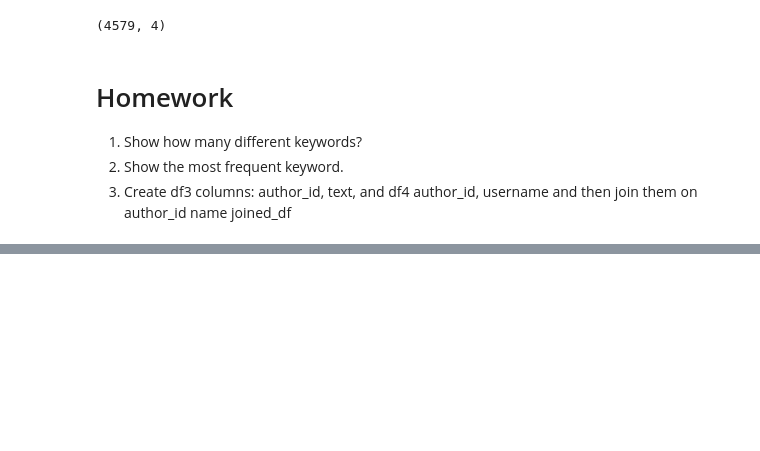
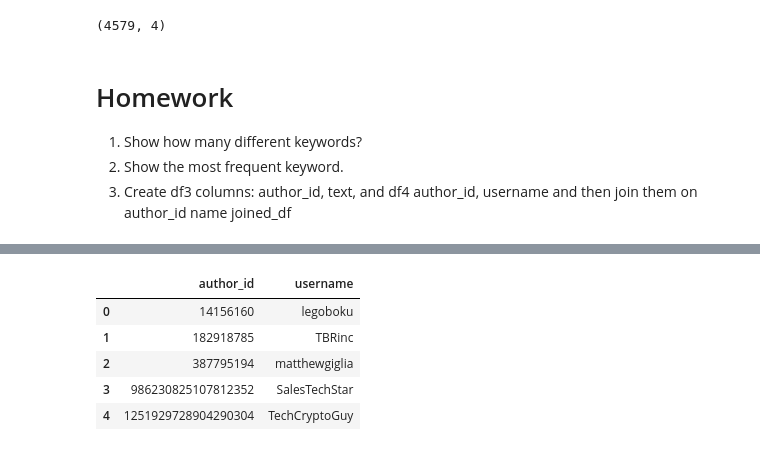
Before and after one commit to byambaa1982/python_cources_for_beginers, a Jupyter notebook: Mini Project 1/Pandas_6.ipynb, the cells around one changed output, grey strips where cells are left out. Saved outputs shown, nothing was run; the diff lists cells and outputs as text; code cells hidden in the pictures; blank space fills up the shorter version.

```diff
--- a/Mini Project 1/Pandas_6.ipynb
+++ b/Mini Project 1/Pandas_6.ipynb
@@ -42,0 +75,10 @@ df2.shape
+# %%
+df2 = df[['author_id', 'username']]
+df2.head()
+# %% [output]
+|  | author_id | username |
+| 0 | 14156160 | legoboku |
+| 1 | 182918785 | TBRinc |
+| 2 | 387795194 | matthewgiglia |
+| 3 | 986230825107812352 | SalesTechStar |
+| 4 | 1251929728904290304 | TechCryptoGuy |
```
Also changed, not shown: parts of 2 cells of this notebook.
